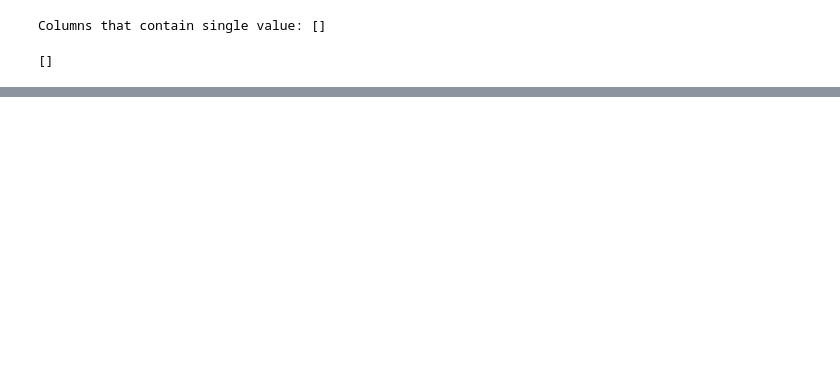
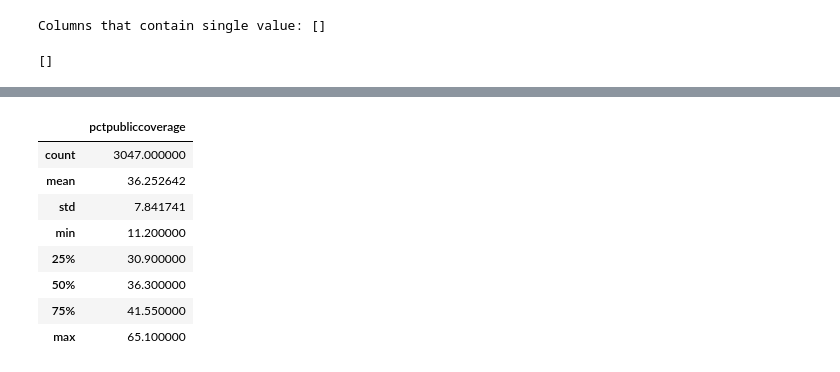
Before and after one commit to Flychuban/Predict-Cancer-Mortality-Rates, a Jupyter notebook: PredictCancer.ipynb, the cells around one changed output, grey strips where cells are left out. Saved outputs shown, nothing was run; the diff lists cells and outputs as text; code cells hidden in the pictures; blank space fills up the shorter version.

```diff
--- a/PredictCancer.ipynb
+++ b/PredictCancer.ipynb
@@ -214,0 +253,12 @@ df.to_csv("data_processed.csv", index=False)
+# %%
+basic_info_gaussian
+# %% [output]
+|  | pctpubliccoverage |
+| count | 3047.000000 |
+| mean | 36.252642 |
+| std | 7.841741 |
+| min | 11.200000 |
+| 25% | 30.900000 |
+| 50% | 36.300000 |
+| 75% | 41.550000 |
+| max | 65.100000 |
```
Also changed, not shown: parts of 9 cells of this notebook.
